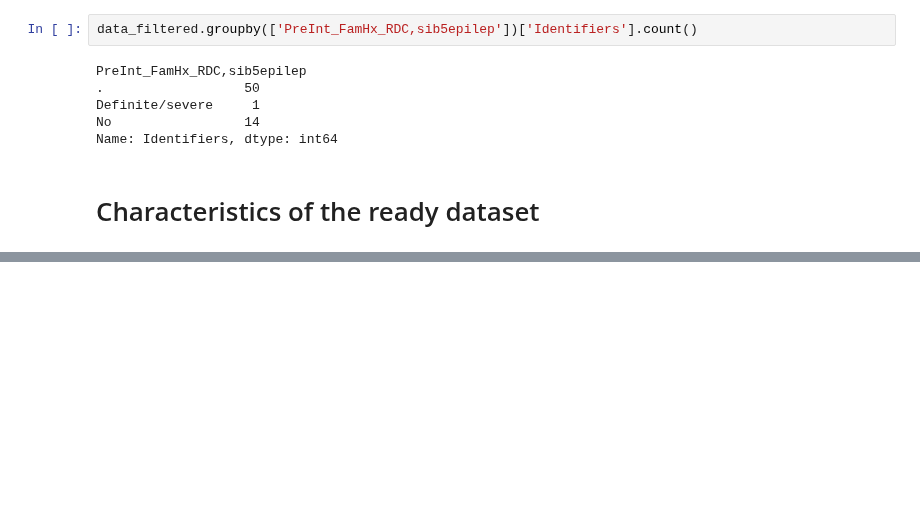
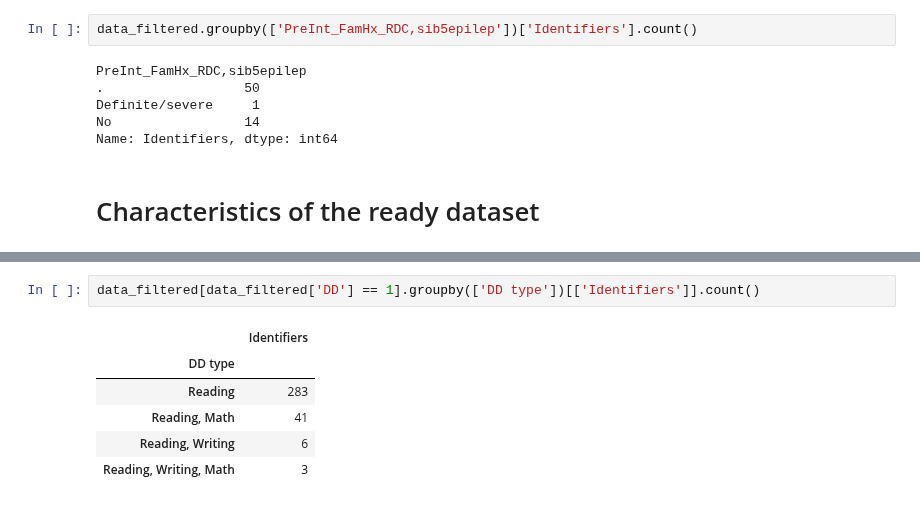
Before and after one commit to cristinarainich/Child-Mind-Institute-Project, a Jupyter notebook: Pheno_data.ipynb, the cells around one changed output, grey strips where cells are left out. Saved outputs shown, nothing was run; the diff lists cells and outputs as text; blank space fills up the shorter version.

```diff
--- a/Pheno_data.ipynb
+++ b/Pheno_data.ipynb
@@ -1527 +1676,10 @@ Name: Identifiers, dtype: int64
+# %%
+data_filtered[data_filtered['DD'] == 1].groupby(['DD type'])[['Identifiers']].count()
+# %% [output]
+|  | Identifiers |
+| DD type |  |
+| Reading | 283 |
+| Reading, Math | 41 |
+| Reading, Writing | 6 |
+| Reading, Writing, Math | 3 |
 # %%
```
Also changed, not shown: parts of 70 cells of this notebook.
